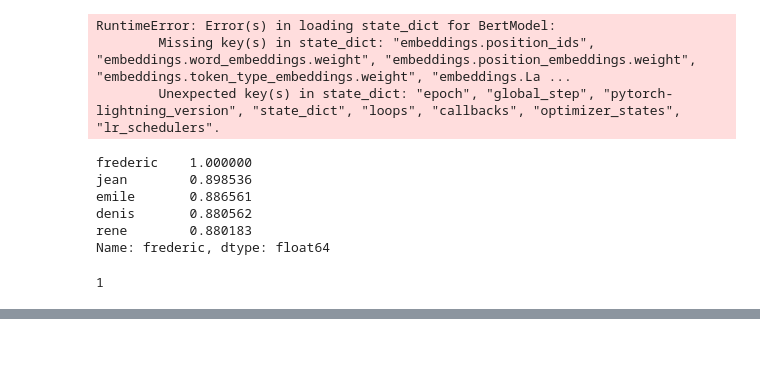
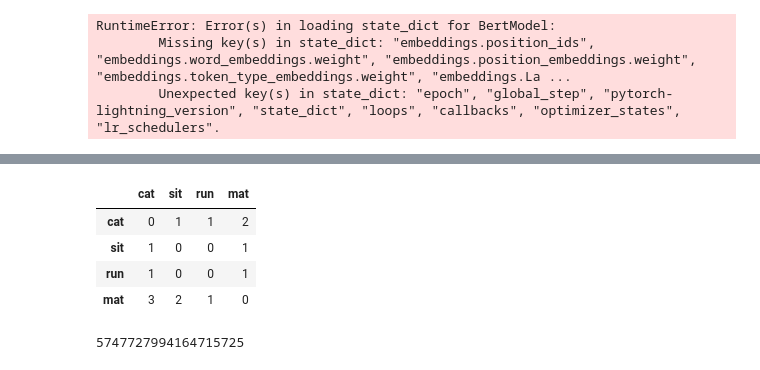
Before and after one commit to zhangchi0104/honours-sgtm, a Jupyter notebook: experiment.ipynb, the cells around one changed output, grey strips where cells are left out. Saved outputs shown, nothing was run; the diff lists cells and outputs as text; code cells hidden in the pictures.

```diff
--- a/experiment.ipynb
+++ b/experiment.ipynb
@@ -1238,15 +1235,28 @@ g_df = pd.read_csv('results/agnews/global_cos_similarities.csv', index_col=0)
-# %%
-g_df['frederic'].sort_values(ascending=False).head()
-# %% [output]
-frederic    1.000000
-jean        0.898536
-emile       0.886561
-denis       0.880562
-rene        0.880183
-Name: frederic, dtype: float64
-# %%
-from scipy.spatial.distance import cosine
-import numpy as np
-1 - cosine([1.0,2.0,3.0],[0, 0, 0])
-# %% [output]
-1
+# %%
+import logging
+from rich.progress import track
+import pandas  as pd
+def build_cooccurance_matrix(
+    lines,
+    vocabulary,
+):
+    logging.info("Starting building co-occurrence matrix")
+    coocurrence_matrix = pd.DataFrame(index=vocabulary, columns=vocabulary)
+    coocurrence_matrix.fillna(0, inplace=True)
+    for line in track(lines, description="Building co-occurrence matrix"):
+        words = line.split(' ')
+        words = [w for w in words if w in vocabulary]
+
+        for word in words:
+            sentence_words = set(words)
+            sentence_words.discard(word)
+            sentence_words = list(sentence_words)
+            coocurrence_matrix.loc[word, sentence_words] += 1
+
+    for i in range(len(vocabulary)):
+        coocurrence_matrix.iloc[i, i] = 0
+    return coocurrence_matrix
+vocab = ['cat', 'sit', 'run', 'mat']
+lines = ['cat is sit on mat mat', 'cat is run on mat']
+build_cooccurance_matrix(lines, vocab)
+# %% [output]
@@ -1252,0 +1266,19 @@ import numpy as np
+|  | cat | sit | run | mat |
+| cat | 0 | 1 | 1 | 2 |
+| sit | 1 | 0 | 0 | 1 |
+| run | 1 | 0 | 0 | 1 |
+| mat | 3 | 2 | 1 | 0 |
+# %%
+import spacy
+
+nlp = spacy.load("en_core_web_trf")
+
+# for doc in nlp.pipe(["sampling anterior apical region result"]):
+#     # Do something with the doc here
+#     print([word.lemma_ for word in doc])
+token = nlp("behavioural")
+for doc in token:
+    print(doc.l
+)
+# %% [output]
+5747727994164715725
```
Also changed, not shown: parts of 2 cells of this notebook, 33 other files.
